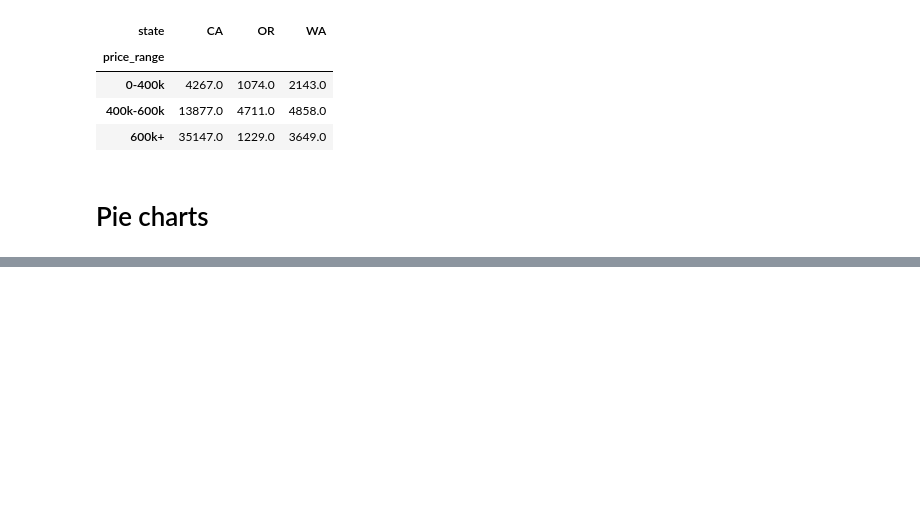
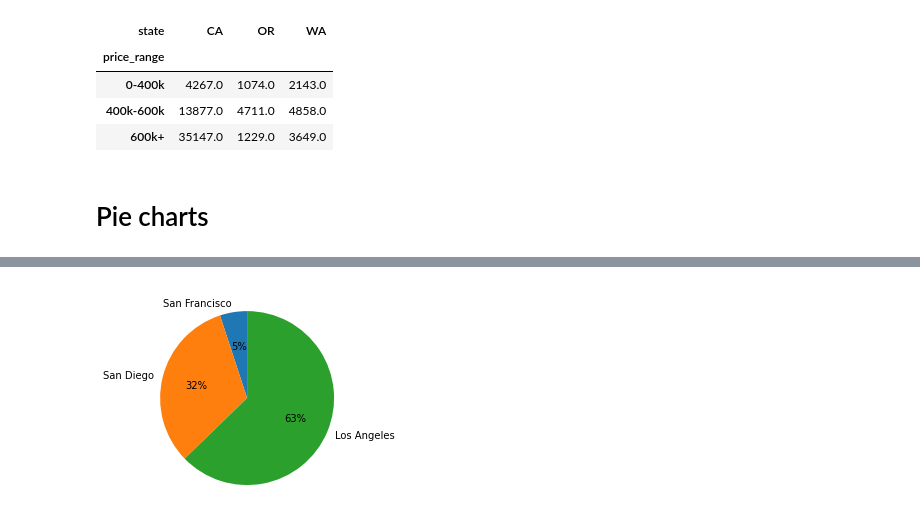
Before and after one commit to naruhikohama/dataviz-python, a Jupyter notebook: bar_charts_demo.ipynb, the cells around one changed output, grey strips where cells are left out. Saved outputs shown, nothing was run; the diff lists cells and outputs as text; code cells hidden in the pictures; blank space fills up the shorter version.

```diff
--- a/bar_charts_demo.ipynb
+++ b/bar_charts_demo.ipynb
@@ -243,0 +252,11 @@ Text(0.5, 1.0, 'Share of home sales select CA market')
+# %%
+fig, ax = plt.subplots()
+
+ax.pie(x = sales_total['total_homes_sold'][::-1],
+       startangle=90,
+       labels = ['San Francisco', 'San Diego', 'Los Angeles'],
+       autopct="%.0f%%")
+
+plt.show()
+# %% [output]
+[figure, added]
```
Also changed, not shown: parts of 5 cells of this notebook.
